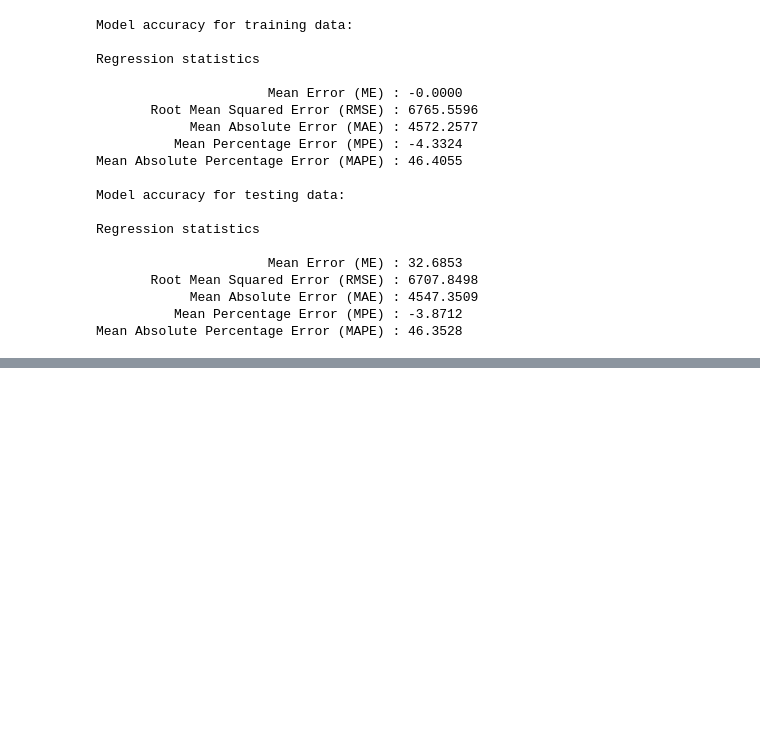
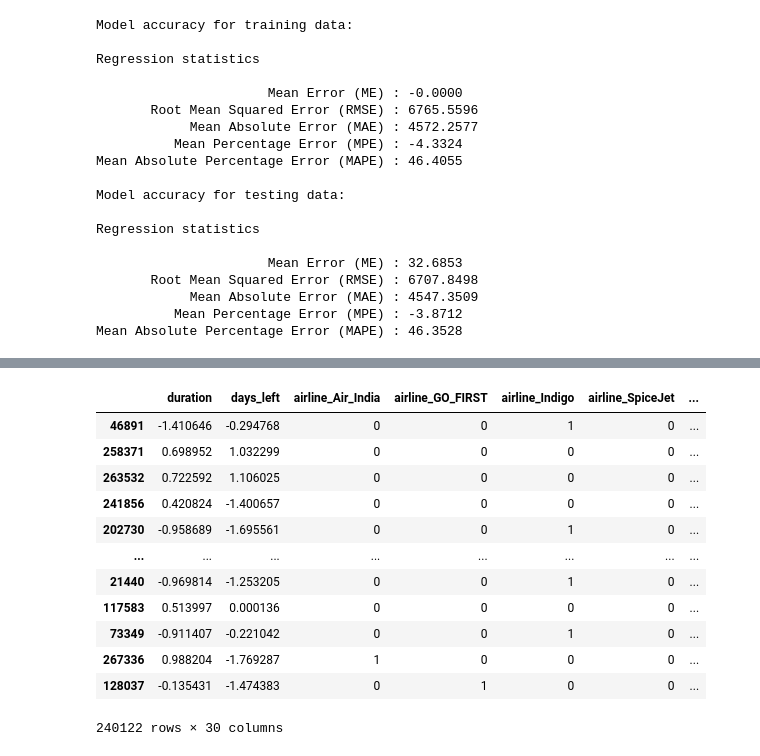
Before and after one commit to SwanandJamadagni/Kaggle_Projects, a Jupyter notebook: flight-price-prediction.ipynb, the cells around one changed output, grey strips where cells are left out. Cells and saved outputs as stored; diff of their text form; code cells hidden in the pictures; blank space fills up the shorter version.

```diff
--- a/flight-price-prediction.ipynb
+++ b/flight-price-prediction.ipynb
@@ -336,0 +408,10 @@ Mean Absolute Percentage Error (MAPE) : 46.3528
+# %%
+# Normalizing the traing and test predictors.
+
+scaler = StandardScaler()
+
+scaler.fit(x_train[['duration','days_left']])
+
+x_train[['duration','days_left']] = scaler.transform(x_train[['duration','days_left']])
+
+x_test[['duration','days_left']] = scaler.transform(x_test[['duration','days_left']])
@@ -336,0 +429,16 @@ Mean Absolute Percentage Error (MAPE) : 46.3528
+# %%
+x_train
+# %% [output]
+|  | duration | days_left | airline_Air_India | airline_GO_FIRST | airline_Indigo | airline_SpiceJet | ... |
+| 46891 | -1.410646 | -0.294768 | 0 | 0 | 1 | 0 | ... |
+| 258371 | 0.698952 | 1.032299 | 0 | 0 | 0 | 0 | ... |
+| 263532 | 0.722592 | 1.106025 | 0 | 0 | 0 | 0 | ... |
+| 241856 | 0.420824 | -1.400657 | 0 | 0 | 0 | 0 | ... |
+| 202730 | -0.958689 | -1.695561 | 0 | 0 | 1 | 0 | ... |
+| ... | ... | ... | ... | ... | ... | ... | ... |
+| 21440 | -0.969814 | -1.253205 | 0 | 0 | 1 | 0 | ... |
+| 117583 | 0.513997 | 0.000136 | 0 | 0 | 0 | 0 | ... |
+| 73349 | -0.911407 | -0.221042 | 0 | 0 | 1 | 0 | ... |
+| 267336 | 0.988204 | -1.769287 | 1 | 0 | 0 | 0 | ... |
+| 128037 | -0.135431 | -1.474383 | 0 | 1 | 0 | 0 | ... |
+240122 rows × 30 columns
```
Also changed, not shown: parts of 30 cells of this notebook.
